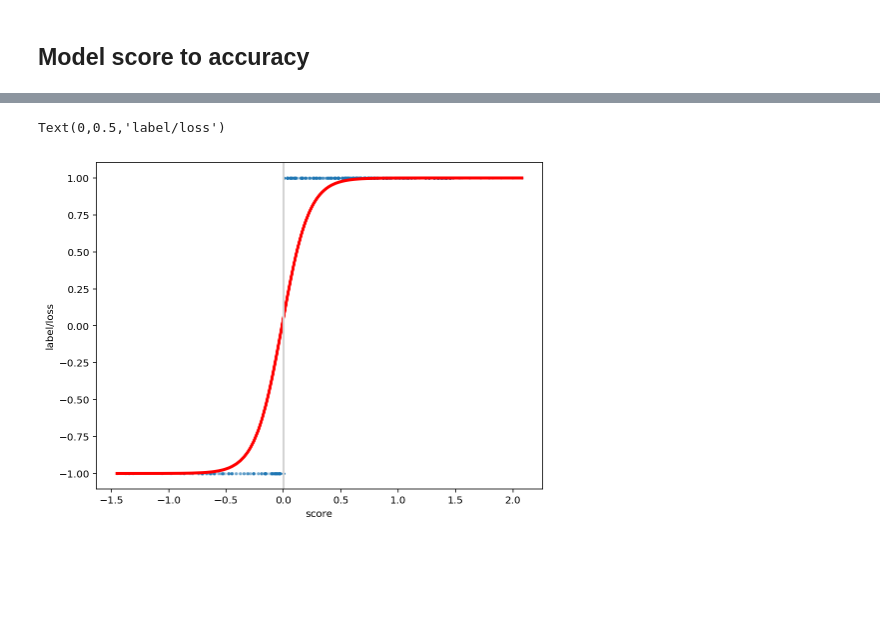
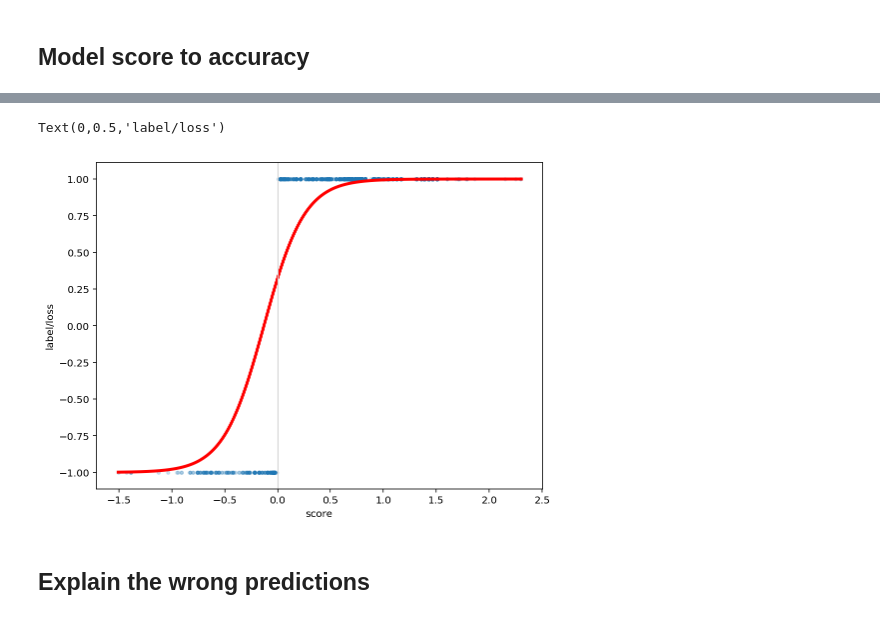
Before and after one commit to uwdata/draco, a Jupyter notebook: notebooks/Linear Model.ipynb, the cells around one changed output, grey strips where cells are left out. Cells and saved outputs as stored; diff of their text form; code cells hidden in the pictures; blank space fills up the shorter version.

```diff
--- a/notebooks/Linear Model.ipynb
+++ b/notebooks/Linear Model.ipynb
@@ -60,5 +64,5 @@ plt.show()
 # %% [markdown]
 ## Model score to accuracy
 # %%
-clf = linear.train_model(X, 0.3)
+clf = linear.train_model(X, 0)
 # %% [output]
@@ -67,8 +70,5 @@ Dev score:  0.8548387096774194
 # %%
-df = pd.DataFrame(columns=['pred', 'score'])
+df = pd.DataFrame(columns=['pred', 'score'], index=X.index)
+
 df.pred = clf.predict(X)
 df.score = clf.decision_function(X)
-
-df = df.sort_values('score')
-
-df = df.reset_index();
@@ -89,22 +102,27 @@ plt.scatter(x=df.score, y=df.pred)
 # %%
 from sklearn.linear_model import LogisticRegression
 
-score = df.score.values.reshape(len(df.score), 1)
+score = df.pred.values.reshape(len(df.score), 1)
 pred = df.pred.values.reshape(len(df.pred), 1)
 
 logreg = LogisticRegression()
 logreg.fit(X=score, y=pred)
 
+resolution = 0.01
+score_sample = np.arange(df.score.min(), df.score.max()+resolution, resolution)
+
 def model(x):
     return 2 / (1 + np.exp(-x)) - 1
-loss = model(score * logreg.coef_ + logreg.intercept_).ravel()
+loss = model(score_sample * logreg.coef_ + logreg.intercept_).ravel()
 
 plt.figure(figsize=(8,6))
-plt.scatter(x=df.score, y=df.pred, alpha=0.2, s=5)
-plt.plot(df.score, loss, color='red', linewidth=3)
+plt.plot(score_sample, loss, color='red', linewidth=3)
+plt.scatter(x=df.score, y=df.pred, alpha=0.2, s=10)
 plt.axvline(0, color='lightgrey')
 plt.xlabel('score')
 plt.ylabel('label/loss')
 # %% [output]
 Text(0,0.5,'label/loss')
-[figure, old version]
+[figure, new version]
+# %% [markdown]
+## Explain the wrong predictions
```
Also changed, not shown: parts of 14 cells of this notebook, 8 other files.
